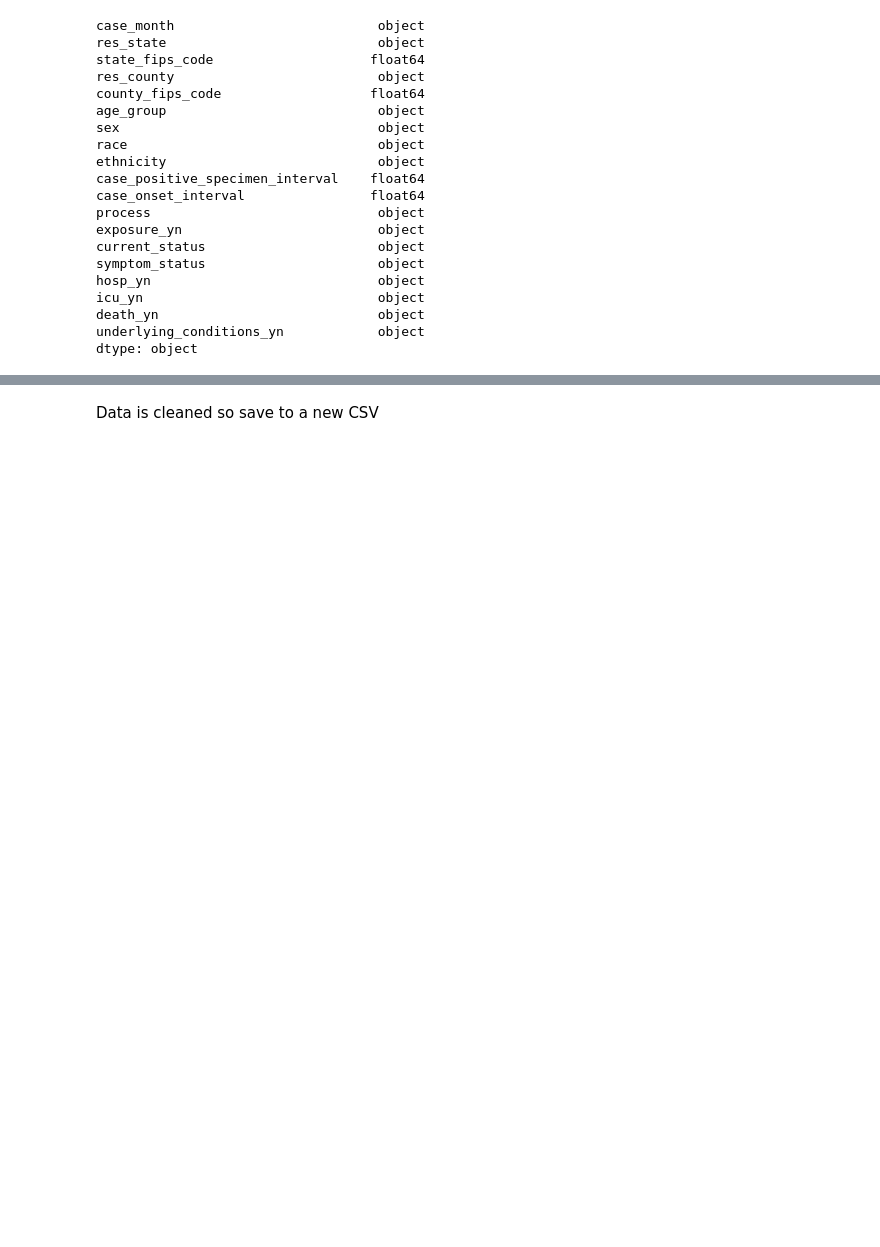
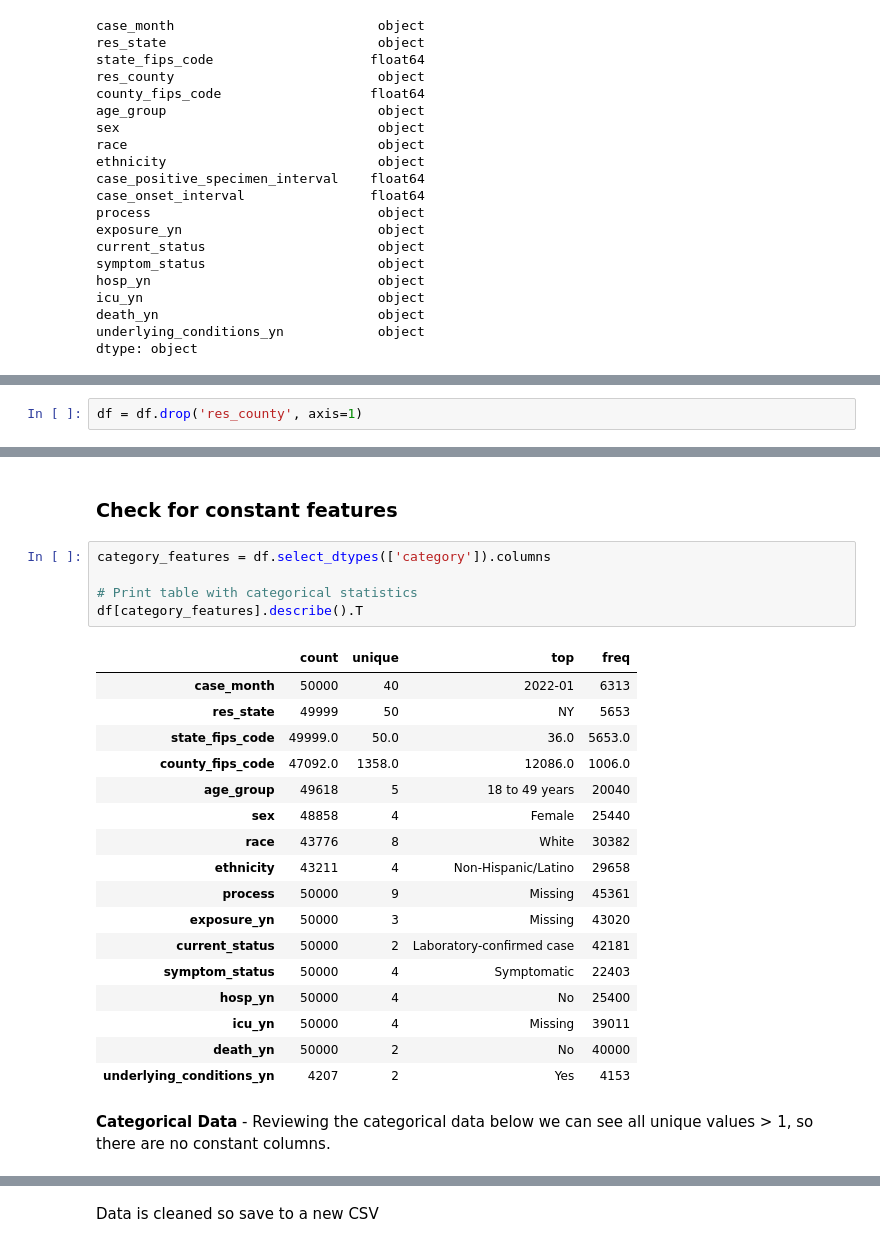
Before and after one commit to Southwick-Adam/CovidDataAnalysis, a Jupyter notebook: 2023-Homework1-Notebook.ipynb, the cells around one changed output, grey strips where cells are left out. Saved outputs shown, nothing was run; the diff lists cells and outputs as text; blank space fills up the shorter version.

```diff
--- a/2023-Homework1-Notebook.ipynb
+++ b/2023-Homework1-Notebook.ipynb
@@ -217,0 +217,2 @@ None of my columns are constant so I will keep them all.
+# %%
+df = df.drop('res_county', axis=1)
@@ -217,0 +233,27 @@ None of my columns are constant so I will keep them all.
+# %% [markdown]
+### Check for constant features
+# %%
+category_features = df.select_dtypes(['category']).columns
+
+# Print table with categorical statistics
+df[category_features].describe().T
+# %% [output]
+|  | count | unique | top | freq |
+| case_month | 50000 | 40 | 2022-01 | 6313 |
+| res_state | 49999 | 50 | NY | 5653 |
+| state_fips_code | 49999.0 | 50.0 | 36.0 | 5653.0 |
+| county_fips_code | 47092.0 | 1358.0 | 12086.0 | 1006.0 |
+| age_group | 49618 | 5 | 18 to 49 years | 20040 |
+| sex | 48858 | 4 | Female | 25440 |
+| race | 43776 | 8 | White | 30382 |
+| ethnicity | 43211 | 4 | Non-Hispanic/Latino | 29658 |
+| process | 50000 | 9 | Missing | 45361 |
+| exposure_yn | 50000 | 3 | Missing | 43020 |
+| current_status | 50000 | 2 | Laboratory-confirmed case | 42181 |
+| symptom_status | 50000 | 4 | Symptomatic | 22403 |
+| hosp_yn | 50000 | 4 | No | 25400 |
+| icu_yn | 50000 | 4 | Missing | 39011 |
+| death_yn | 50000 | 2 | No | 40000 |
+| underlying_conditions_yn | 4207 | 2 | Yes | 4153 |
+# %% [markdown]
+**Categorical Data** - Reviewing the categorical data below we can see all unique values > 1, so there are no constant columns.
```
Also changed, not shown: parts of 71 cells of this notebook, 12 other files.
